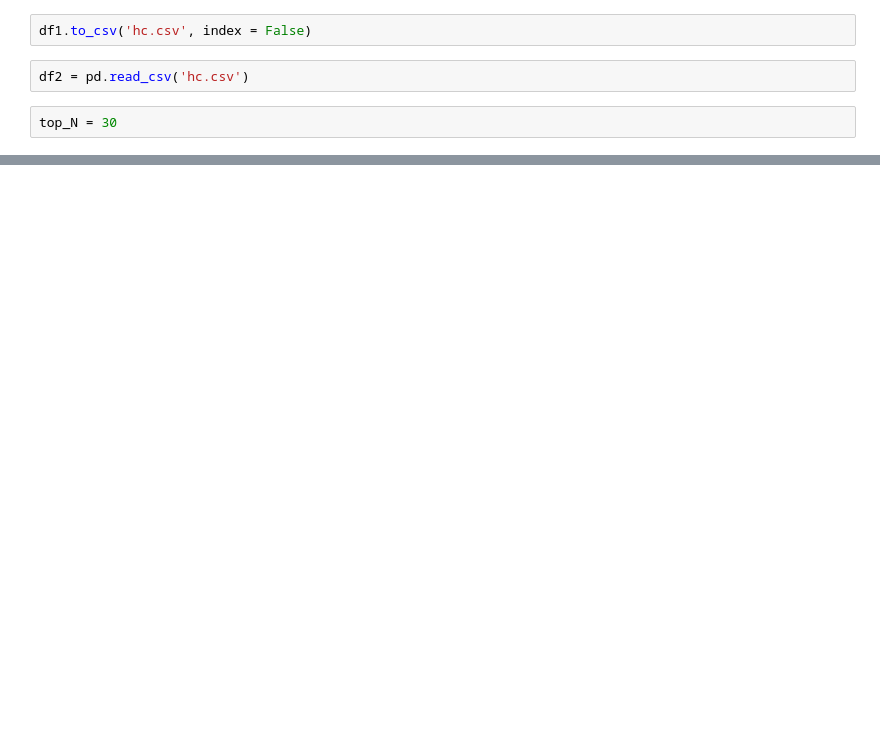
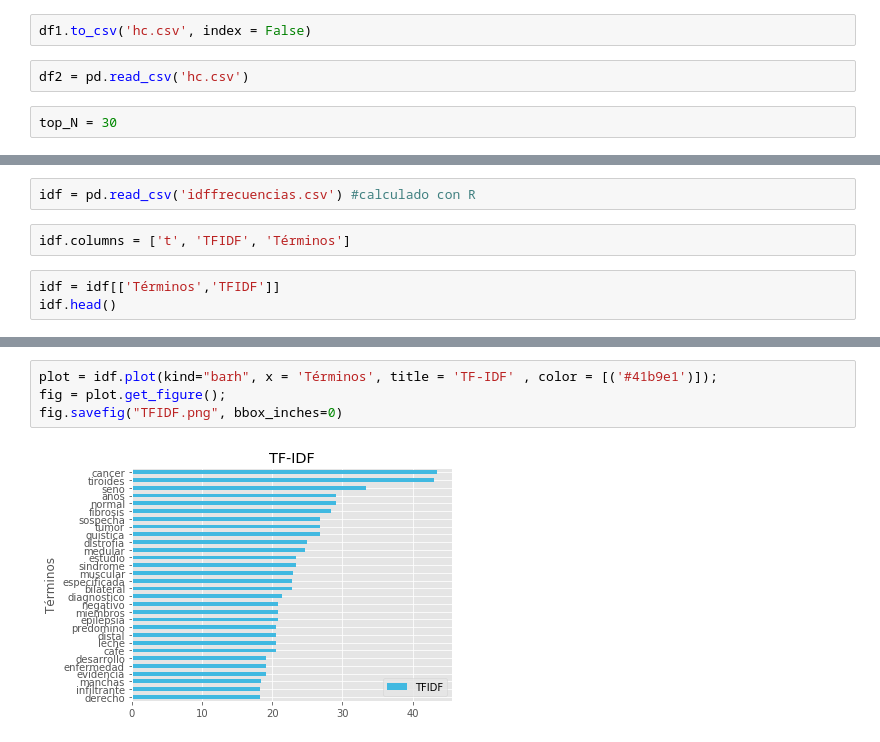
Before and after one commit to jevelezse/mineria_tesis, a Jupyter notebook: mineria_de texto.ipynb, the cells around one changed output, grey strips where cells are left out. Drawn from its saved outputs; the diff is of its cells as text; blank space fills up the shorter version.

```diff
--- a/mineria_de texto.ipynb
+++ b/mineria_de texto.ipynb
@@ -89,0 +104,7 @@ fig.savefig("frecuecias.png", bbox_inches=0)
+# %%
+idf = pd.read_csv('idffrecuencias.csv') #calculado con R
+# %%
+idf.columns = ['t', 'TFIDF', 'Términos']
+# %%
+idf = idf[['Términos','TFIDF']]
+idf.head()
@@ -89,0 +118,6 @@ fig.savefig("frecuecias.png", bbox_inches=0)
+# %%
+plot = idf.plot(kind="barh", x = 'Términos', title = 'TF-IDF' , color = [('#41b9e1')]);
+fig = plot.get_figure();
+fig.savefig("TFIDF.png", bbox_inches=0)
+# %% [output]
+[figure, added]
```
Also changed, not shown: parts of 15 cells of this notebook.
